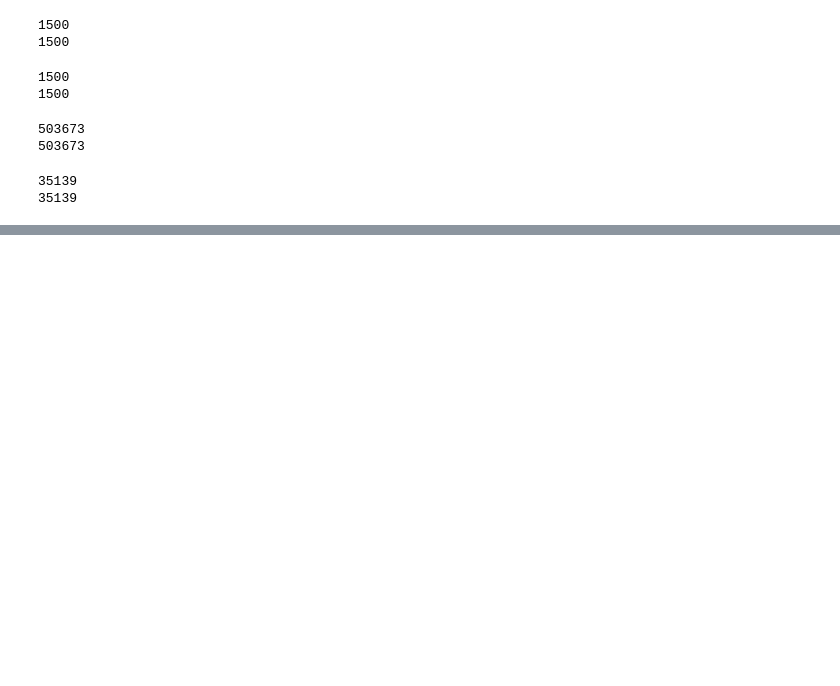
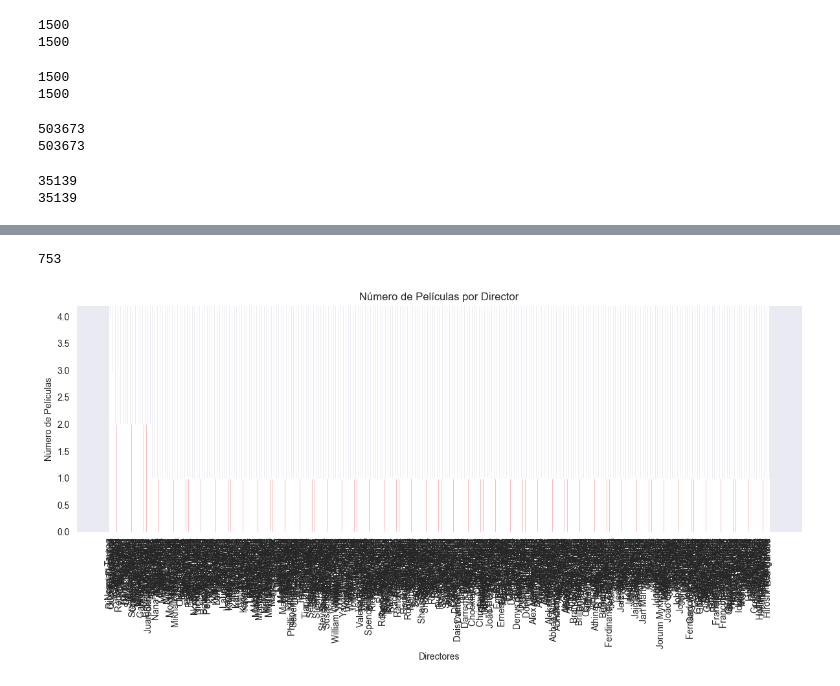
Before and after one commit to joanesMondra/FilmRecommendator, a Jupyter notebook: grupo3/preProcessing.ipynb, the cells around one changed output, grey strips where cells are left out. Cells and saved outputs as stored; diff of their text form; code cells hidden in the pictures; blank space fills up the shorter version.

```diff
--- a/grupo3/preProcessing.ipynb
+++ b/grupo3/preProcessing.ipynb
@@ -126,0 +204,25 @@ df.to_csv('merged_movies.csv')
+# %%
+len(df.director.unique())
+# %% [output]
+753
+# %%
+peliculas_por_director = df.groupby('director')['movieId'].nunique().reset_index()
+
+peliculas_por_director.columns = ['director', 'num_movies']
+
+peliculas_por_director = peliculas_por_director.sort_values(by='num_movies', ascending=False)
+
+plt.figure(figsize=(12, 6))
+plt.bar(peliculas_por_director['director'], peliculas_por_director['num_movies'], color='lightcoral')
+
+plt.xlabel('Directores')
+plt.ylabel('Número de Películas')
+plt.title('Número de Películas por Director')
+plt.xticks(rotation=90)  # Rotar los nombres de los directores para que sean legibles
+plt.grid(axis='y')
+
+# Mostrar el gráfico
+plt.tight_layout()  # Ajustar el layout para evitar que se solapen los elementos
+plt.show()
+# %% [output]
+[figure, added]
```
Also changed, not shown: parts of 22 cells of this notebook.
